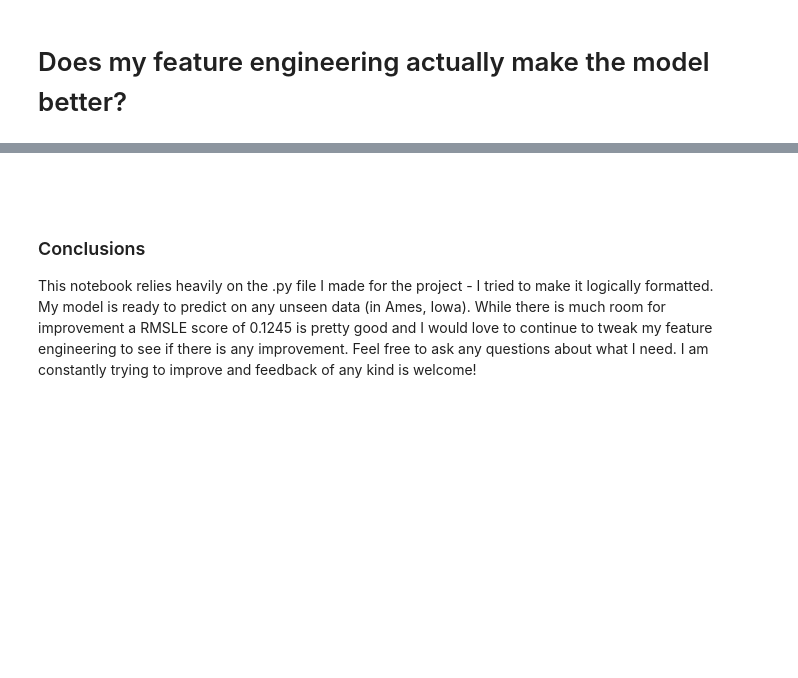
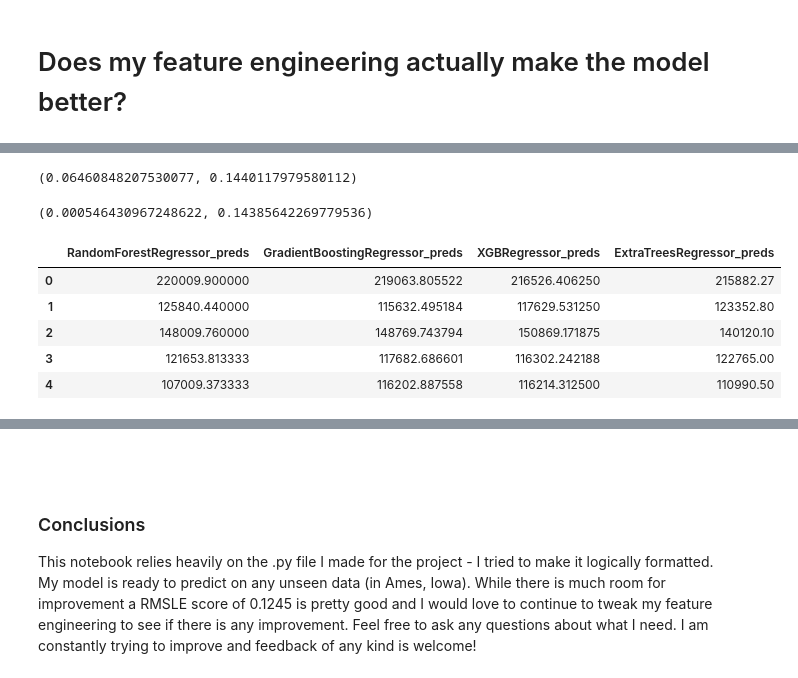
Before and after one commit to seanhulseman/Ames-Housing-Price-Prediction, a Jupyter notebook: code/ames_housing_project.ipynb, the cells around one changed output, grey strips where cells are left out. Cells and saved outputs as stored; diff of their text form; code cells hidden in the pictures; blank space fills up the shorter version.

```diff
--- a/code/ames_housing_project.ipynb
+++ b/code/ames_housing_project.ipynb
@@ -600,0 +669,80 @@ train_rmsle, test_rmsle
+# %%
+# Create a Random Forest Regressor object without changing any parameters
+rf = RandomForestRegressor()
+# define the parameter grid
+param_grid = {
+    'n_estimators': [100,200,300],
+    'max_depth': [None],
+    'min_samples_split': [2, 5, 10],
+    'min_samples_leaf': [1, 2, 4]
+}
+# Create a GridSearchCV object
+grid_search = GridSearchCV(estimator=rf, param_grid=param_grid, cv=5,n_jobs=4, scoring='neg_mean_squared_log_error')
+# Fit the GridSearchCV object to the training data
+grid_search.fit(X_train, y_train)
+# Get the best parameters
+best_params = grid_search.best_params_
+# Create a new Random Forest Regressor object with the best parameters
+best_rf = RandomForestRegressor(**best_params)
+# Fit the model to the training data
+best_rf.fit(X_train, y_train)
+# Predict on the training data
+y_train_pred = best_rf.predict(X_train)
+# Predict on the test data
+y_test_pred = best_rf.predict(X_test)
+# Calculate the training RMSE
+train_rmsle = np.sqrt(metrics.mean_squared_log_error(y_train, y_train_pred))
+# Calculate the testing RMSE
+test_rmsle = np.sqrt(metrics.mean_squared_log_error(y_test, y_test_pred))
+# print the results
+train_rmsle, test_rmsle
+# %% [output]
+(0.06460848207530077, 0.1440117979580112)
+# %%
+# Create an Extra Trees Regressor object without changing any parameters
+et = ExtraTreesRegressor()
+# Define the parameter grid
+param_grid = {
+    'n_estimators': [100, 200, 300],
+    'max_depth': [None],
+    'min_samples_split': [2, 5, 10],
+}
+# Create a GridSearchCV object
+grid_search = GridSearchCV(estimator=et, param_grid=param_grid, n_jobs=4, cv=5, scoring='neg_mean_squared_log_error')
+# Fit the GridSearchCV object to the training data
+grid_search.fit(X_train, y_train)
+# Get the best parameters
+best_params = grid_search.best_params_
+# Create a new Extra Trees Regressor object with the best parameters
+best_et = ExtraTreesRegressor(**best_params)
+# Fit the model to the training data
+best_et.fit(X_train, y_train)
+# Predict on the training data
+y_train_pred = best_et.predict(X_train)
+# Predict on the test data
+y_test_pred = best_et.predict(X_test)
+# Calculate the training RMSLE
+train_rmsle = np.sqrt(mean_squared_log_error(y_train, y_train_pred))
+# Calculate the testing RMSLE
+test_rmsle = np.sqrt(mean_squared_log_error(y_test, y_test_pred))
+train_rmsle, test_rmsle
+# %% [output]
+(0.000546430967248622, 0.14385642269779536)
+# %%
+# create an ensemble of the best models for the data without quality multiplication
+#make a dataframe to store the predictions
+preds_all_unchanged = pd.DataFrame()
+for model in [best_rf, best_gb, best_xgb_model, best_et]:
+    preds = model.predict(X_test)
+    # the columns of the data frame should be in the format model_name_preds
+    preds_model = pd.DataFrame(preds, columns=[str(model).split('(')[0]+'_preds'])
+    preds_all_unchanged = pd.concat([preds_all_unchanged, preds_model], axis=1)
+# %%
+preds_all_unchanged.head()
+# %% [output]
+|  | RandomForestRegressor_preds | GradientBoostingRegressor_preds | XGBRegressor_preds | ExtraTreesRegressor_preds |
+| 0 | 220009.900000 | 219063.805522 | 216526.406250 | 215882.27 |
+| 1 | 125840.440000 | 115632.495184 | 117629.531250 | 123352.80 |
+| 2 | 148009.760000 | 148769.743794 | 150869.171875 | 140120.10 |
+| 3 | 121653.813333 | 117682.686601 | 116302.242188 | 122765.00 |
+| 4 | 107009.373333 | 116202.887558 | 116214.312500 | 110990.50 |
```
Also changed, not shown: parts of 26 cells of this notebook, 2 other files.
